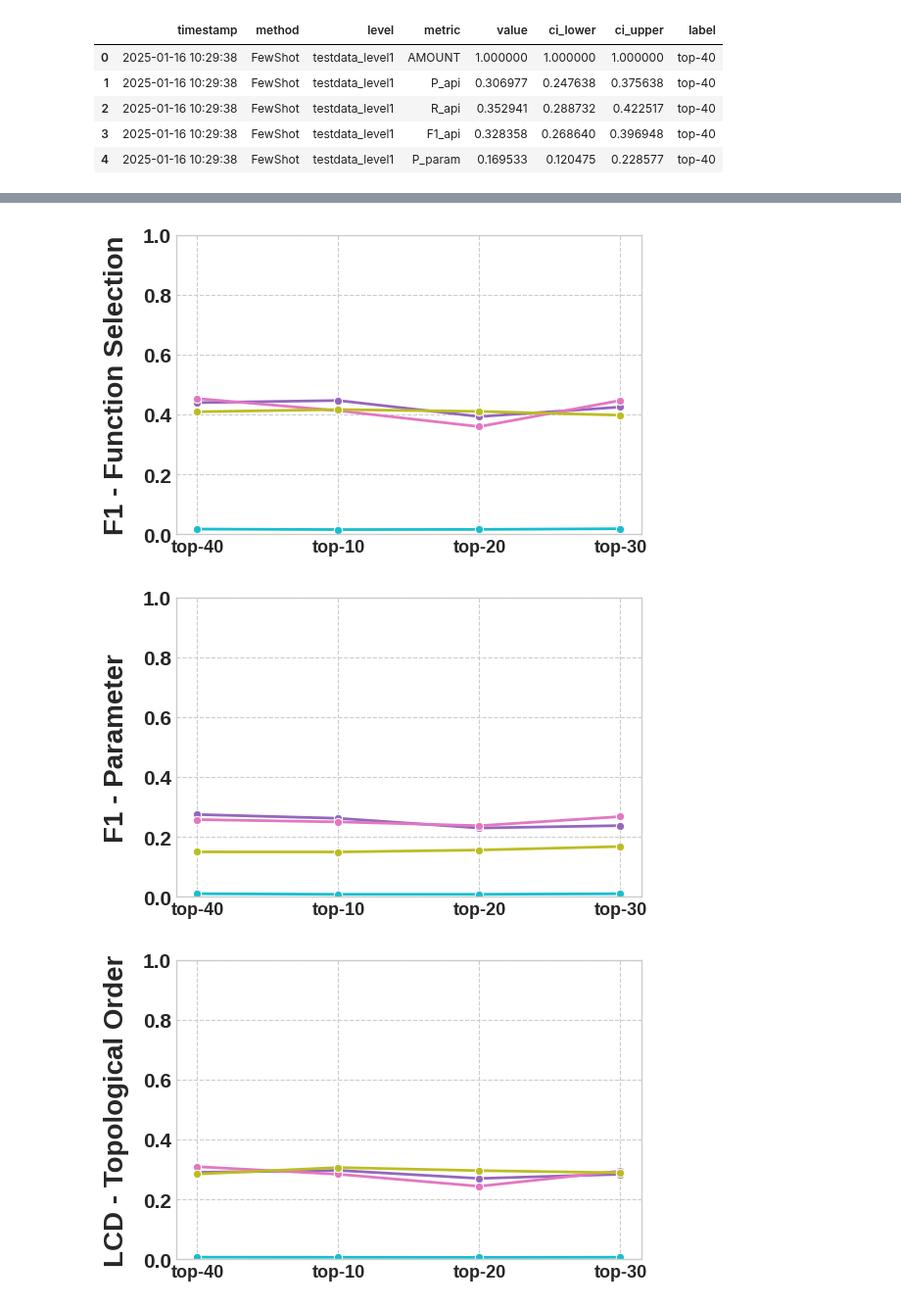
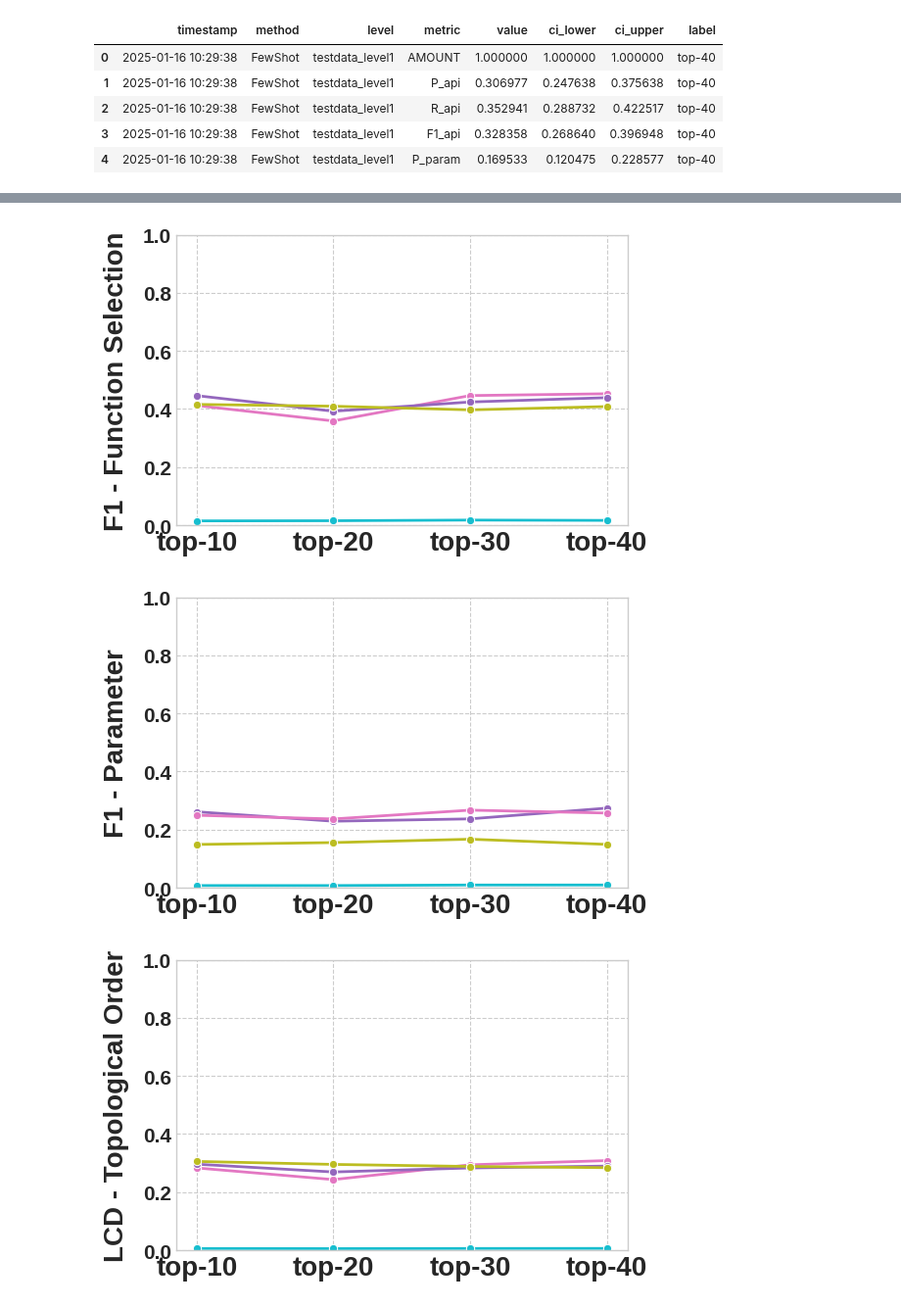
Before and after one commit to hpcclab/action_engine, a Jupyter notebook: eval/plot_linechart.ipynb, the cells around one changed output, grey strips where cells are left out. Shown at 98% size. Cells and saved outputs as stored; diff of their text form; code cells hidden in the pictures.

```diff
--- a/eval/plot_linechart.ipynb
+++ b/eval/plot_linechart.ipynb
@@ -82,0 +67,5 @@ df_filtered
+# %%
+label_order = ["top-10", "top-20", "top-30", "top-40"]
+df_filtered["label"] = pd.Categorical(df_filtered["label"], categories=label_order, ordered=True)
+df_filtered = df_filtered.sort_values(by="label")
+df_filtered
@@ -169,7 +172,7 @@ color_mapping = {
 mpl.rcParams["font.size"] = 15
 mpl.rcParams["axes.labelsize"] = 15
 mpl.rcParams["axes.titlesize"] = 15
-mpl.rcParams["xtick.labelsize"] = 13
+mpl.rcParams["xtick.labelsize"] = 20
 mpl.rcParams["ytick.labelsize"] = 15
 mpl.rcParams["legend.fontsize"] = 15
 mpl.rcParams["font.weight"] = "black"
@@ -187,7 +190,7 @@ metric_mapping = {
 # Filter data only for Level 3
 level = "testdata_level3"
 # Directory to save plots
-output_dir = "./eval/plots/params/"
+output_dir = "/home/UNT/ae0589/project/action_engine/eval/plots/linechart/"
 os.makedirs(output_dir, exist_ok=True)
 # Create separate plots for each metric
 for metric in metrics:
@@ -203,33 +206,33 @@ for metric in metrics:
         x="label",
         y="value",
         hue="method",
         marker="o",
         linewidth=2,
         palette=color_mapping  # Apply the custom color mapping
     )
 
     # Set y-axis limit
     plt.ylim(0, 1)
 
     # Customize each plot
     # plt.title(f"{metric}", fontsize=20, weight="bold")
     plt.ylabel(metric_mapping[metric], fontsize=20, labelpad=10, weight='bold')
     plt.xlabel("", fontsize=15, weight="bold")
 
     # Remove legend if not needed
     plt.legend().remove()
 
     # Add grid
     plt.grid(True, linestyle="--")
     # Tight layout and save the plot
     plt.tight_layout(rect=[0, 0, 1, 0.95])
     # Save as PDF
     output_file_pdf = os.path.join(output_dir, f"{metric}.pdf")
     plt.savefig(output_file_pdf, format='pdf', dpi=600)  # High DPI for clear text
     plt.close(fig)
     # Show each plot separately
     plt.show()
 # %% [output]
-[figure, old version]
+[figure, new version]
-[figure, old version]
+[figure, new version]
-[figure, old version]
+[figure, new version]
```
Also changed, not shown: parts of 7 cells of this notebook, 28 other files.
